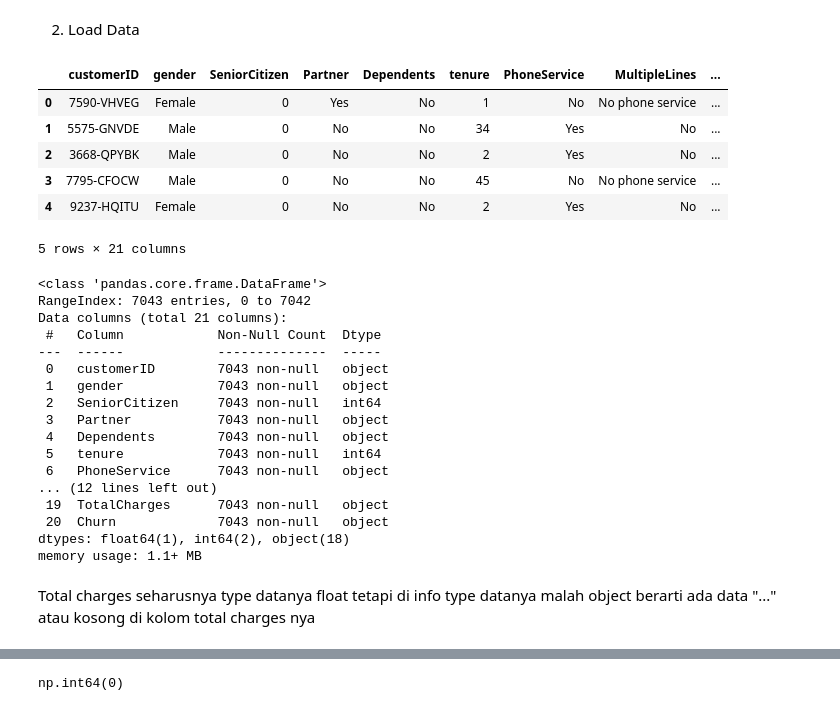
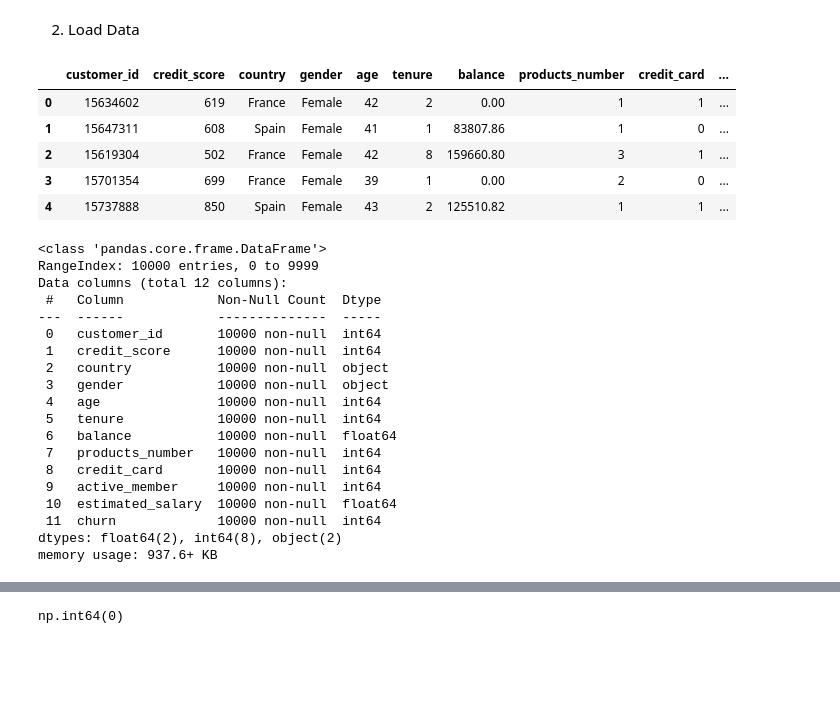
Before and after one commit to Dindaradityaswari/Klasifikasi-Decision-Tree, a Jupyter notebook: model.ipynb, the cells around one changed output, grey strips where cells are left out. Cells and saved outputs as stored; diff of their text form; code cells hidden in the pictures; blank space fills up the shorter version.

```diff
--- a/model.ipynb
+++ b/model.ipynb
@@ -14,38 +14,37 @@ import joblib
 2. Load Data
 # %%
 #load data dan menampilkan 5 baris data teratas
-df = pd.read_csv("")
+df = pd.read_csv("Dataset-Bank-Customer-Churn-Prediction.csv")
 
 df.head()
 # %% [output]
-|  | customerID | gender | SeniorCitizen | Partner | Dependents | tenure | PhoneService | MultipleLines | ... |
-| 0 | 7590-VHVEG | Female | 0 | Yes | No | 1 | No | No phone service | ... |
-| 1 | 5575-GNVDE | Male | 0 | No | No | 34 | Yes | No | ... |
-| 2 | 3668-QPYBK | Male | 0 | No | No | 2 | Yes | No | ... |
-| 3 | 7795-CFOCW | Male | 0 | No | No | 45 | No | No phone service | ... |
-| 4 | 9237-HQITU | Female | 0 | No | No | 2 | Yes | No | ... |
+|  | customer_id | credit_score | country | gender | age | tenure | balance | products_number | credit_card | ... |
+| 0 | 15634602 | 619 | France | Female | 42 | 2 | 0.00 | 1 | 1 | ... |
+| 1 | 15647311 | 608 | Spain | Female | 41 | 1 | 83807.86 | 1 | 0 | ... |
+| 2 | 15619304 | 502 | France | Female | 42 | 8 | 159660.80 | 3 | 1 | ... |
+| 3 | 15701354 | 699 | France | Female | 39 | 1 | 0.00 | 2 | 0 | ... |
+| 4 | 15737888 | 850 | Spain | Female | 43 | 2 | 125510.82 | 1 | 1 | ... |
-5 rows × 21 columns
 # %%
 # Tinjau jumlah baris kolom dan jenis data dalam dataset dengan info.
 df.info()
 # %% [output]
 <class 'pandas.core.frame.DataFrame'>
-RangeIndex: 7043 entries, 0 to 7042
-Data columns (total 21 columns):
+RangeIndex: 10000 entries, 0 to 9999
+Data columns (total 12 columns):
  #   Column            Non-Null Count  Dtype
 ---  ------            --------------  -----
- 0   customerID        7043 non-null   object
- 1   gender            7043 non-null   object
- 2   SeniorCitizen     7043 non-null   int64
- 3   Partner           7043 non-null   object
- 4   Dependents        7043 non-null   object
- 5   tenure            7043 non-null   int64
- 6   PhoneService      7043 non-null   object
-... (12 lines left out)
- 19  TotalCharges      7043 non-null   object
- 20  Churn             7043 non-null   object
-dtypes: float64(1), int64(2), object(18)
-memory usage: 1.1+ MB
+ 0   customer_id       10000 non-null  int64
+ 1   credit_score      10000 non-null  int64
+ 2   country           10000 non-null  object
+ 3   gender            10000 non-null  object
+ 4   age               10000 non-null  int64
+ 5   tenure            10000 non-null  int64
+ 6   balance           10000 non-null  float64
+ 7   products_number   10000 non-null  int64
+ 8   credit_card       10000 non-null  int64
+ 9   active_member     10000 non-null  int64
+ 10  estimated_salary  10000 non-null  float64
+ 11  churn             10000 non-null  int64
+dtypes: float64(2), int64(8), object(2)
+memory usage: 937.6+ KB
-# %% [markdown]
-Total charges seharusnya type datanya float tetapi di info type datanya malah object berarti ada data "..." atau kosong di kolom total charges nya
 # %% [markdown]
```
Also changed, not shown: parts of 10 cells of this notebook.
